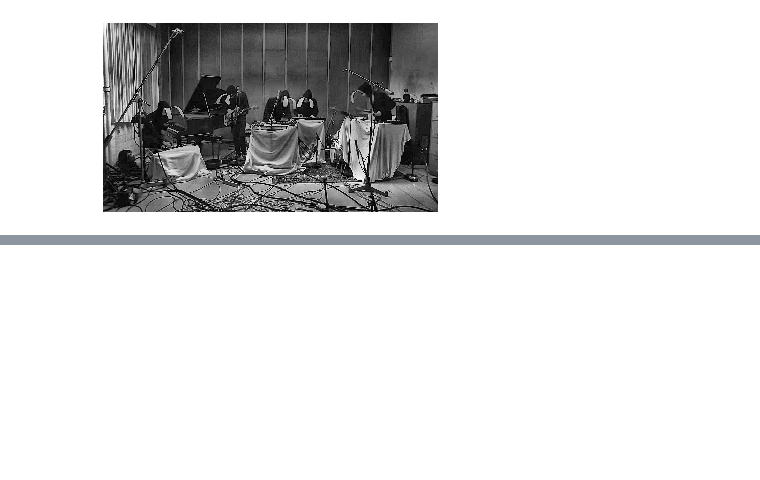
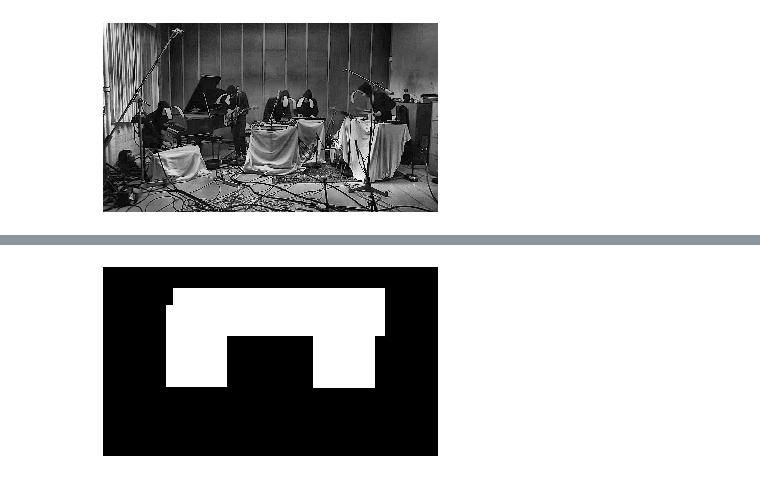
Before and after one commit to Izaird/Image-analisys, a Jupyter notebook: Practicas/practica_03/IA_03_2012010743_MDIA.ipynb, the cells around one changed output, grey strips where cells are left out. Cells and saved outputs as stored; diff of their text form; code cells hidden in the pictures; blank space fills up the shorter version.

```diff
--- a/Practicas/practica_03/IA_03_2012010743_MDIA.ipynb
+++ b/Practicas/practica_03/IA_03_2012010743_MDIA.ipynb
@@ -158,0 +164,12 @@ edge_detection =   convolve2d(img,mask)
+# %%
+def unionImg(img1,img2):
+    img_res = img1 | img2
+    return img_res
+
+def intersectionImg(img1,img2):
+    img_res = img1 & img2
+    return img_res
+
+def complementImg(img1,img2):
+    img_res = img1 - img2
+    return img_res
@@ -158,0 +191,7 @@ edge_detection =   convolve2d(img,mask)
+# %%
+bin_res = unionImg(bin_arr1,bin_arr2)
+plt.imshow(bin_res,cmap=plt.cm.gray)
+plt.axis('off')
+plt.show()
+# %% [output]
+[figure, added]
```
Also changed, not shown: parts of 4 cells of this notebook, 4 other files.
